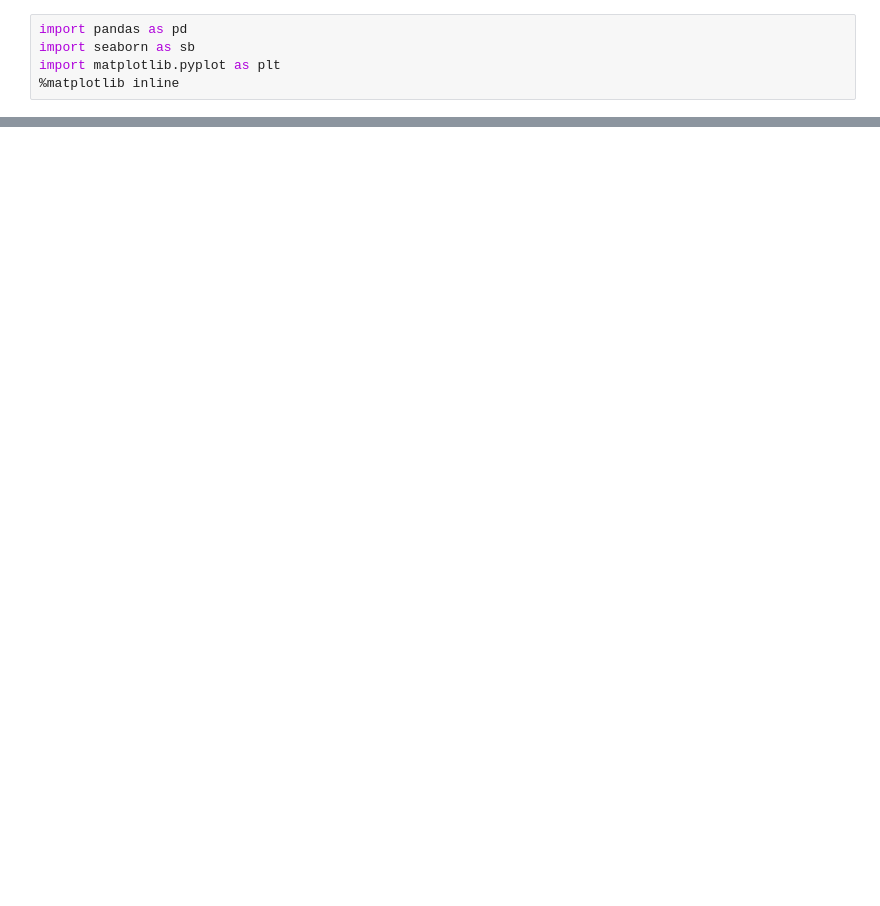
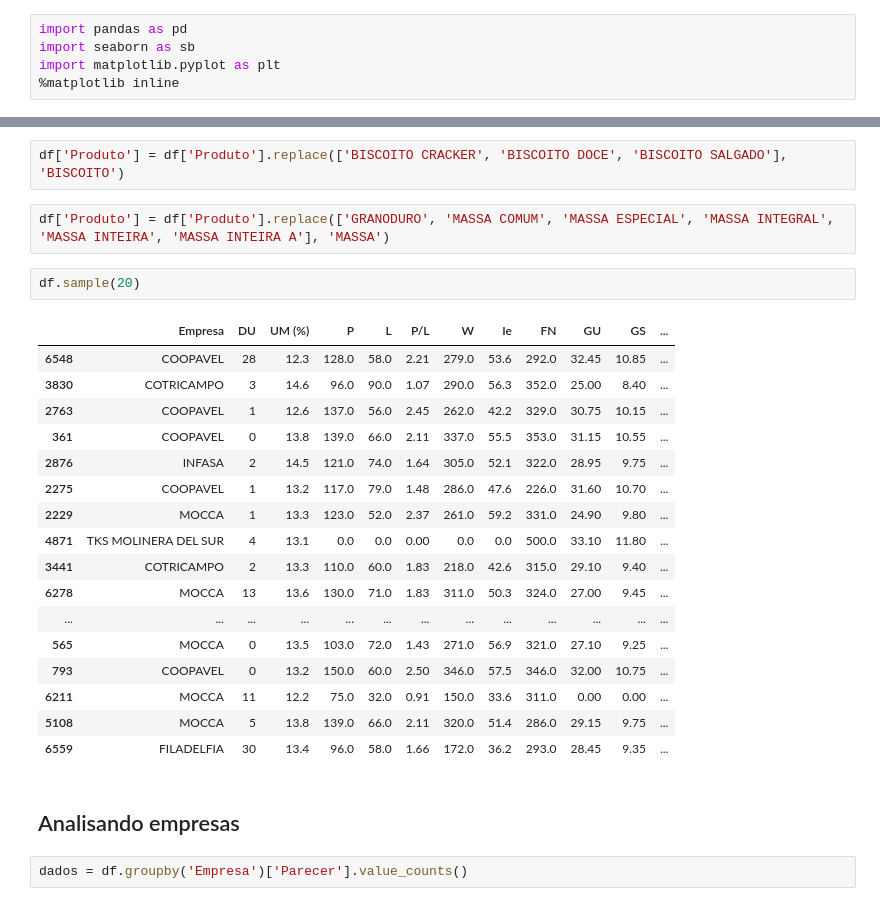
Before and after one commit to JandreiSS/RNA-Farinha-de-Trigo, a Jupyter notebook: RNA Farinha de Trigo - Biscoitos e Massas.ipynb, the cells around one changed output, grey strips where cells are left out. Cells and saved outputs as stored; diff of their text form; blank space fills up the shorter version.

```diff
--- a/RNA Farinha de Trigo - Biscoitos e Massas.ipynb
+++ b/RNA Farinha de Trigo - Biscoitos e Massas.ipynb
@@ -294,0 +399,28 @@ sb.pairplot(df, hue='Parecer', vars=['DU', 'P/L', 'W', 'FN'], corner=True)
+# %%
+df['Produto'] = df['Produto'].replace(['BISCOITO CRACKER', 'BISCOITO DOCE', 'BISCOITO SALGADO'], 'BISCOITO')
+# %%
+df['Produto'] = df['Produto'].replace(['GRANODURO', 'MASSA COMUM', 'MASSA ESPECIAL', 'MASSA INTEGRAL', 'MASSA INTEIRA', 'MASSA INTEIRA A'], 'MASSA')
+# %%
+df.sample(20)
+# %% [output]
+|  | Empresa | DU | UM (%) | P | L | P/L | W | Ie | FN | GU | GS | ... |
+| 6548 | COOPAVEL | 28 | 12.3 | 128.0 | 58.0 | 2.21 | 279.0 | 53.6 | 292.0 | 32.45 | 10.85 | ... |
+| 3830 | COTRICAMPO | 3 | 14.6 | 96.0 | 90.0 | 1.07 | 290.0 | 56.3 | 352.0 | 25.00 | 8.40 | ... |
+| 2763 | COOPAVEL | 1 | 12.6 | 137.0 | 56.0 | 2.45 | 262.0 | 42.2 | 329.0 | 30.75 | 10.15 | ... |
+| 361 | COOPAVEL | 0 | 13.8 | 139.0 | 66.0 | 2.11 | 337.0 | 55.5 | 353.0 | 31.15 | 10.55 | ... |
+| 2876 | INFASA | 2 | 14.5 | 121.0 | 74.0 | 1.64 | 305.0 | 52.1 | 322.0 | 28.95 | 9.75 | ... |
+| 2275 | COOPAVEL | 1 | 13.2 | 117.0 | 79.0 | 1.48 | 286.0 | 47.6 | 226.0 | 31.60 | 10.70 | ... |
+| 2229 | MOCCA | 1 | 13.3 | 123.0 | 52.0 | 2.37 | 261.0 | 59.2 | 331.0 | 24.90 | 9.80 | ... |
+| 4871 | TKS MOLINERA DEL SUR | 4 | 13.1 | 0.0 | 0.0 | 0.00 | 0.0 | 0.0 | 500.0 | 33.10 | 11.80 | ... |
+| 3441 | COTRICAMPO | 2 | 13.3 | 110.0 | 60.0 | 1.83 | 218.0 | 42.6 | 315.0 | 29.10 | 9.40 | ... |
+| 6278 | MOCCA | 13 | 13.6 | 130.0 | 71.0 | 1.83 | 311.0 | 50.3 | 324.0 | 27.00 | 9.45 | ... |
+| ... | ... | ... | ... | ... | ... | ... | ... | ... | ... | ... | ... | ... |
+| 565 | MOCCA | 0 | 13.5 | 103.0 | 72.0 | 1.43 | 271.0 | 56.9 | 321.0 | 27.10 | 9.25 | ... |
+| 793 | COOPAVEL | 0 | 13.2 | 150.0 | 60.0 | 2.50 | 346.0 | 57.5 | 346.0 | 32.00 | 10.75 | ... |
+| 6211 | MOCCA | 11 | 12.2 | 75.0 | 32.0 | 0.91 | 150.0 | 33.6 | 311.0 | 0.00 | 0.00 | ... |
+| 5108 | MOCCA | 5 | 13.8 | 139.0 | 66.0 | 2.11 | 320.0 | 51.4 | 286.0 | 29.15 | 9.75 | ... |
+| 6559 | FILADELFIA | 30 | 13.4 | 96.0 | 58.0 | 1.66 | 172.0 | 36.2 | 293.0 | 28.45 | 9.35 | ... |
+# %% [markdown]
+## Analisando empresas
+# %%
+dados = df.groupby('Empresa')['Parecer'].value_counts()
```
Also changed, not shown: parts of 19 cells of this notebook.
